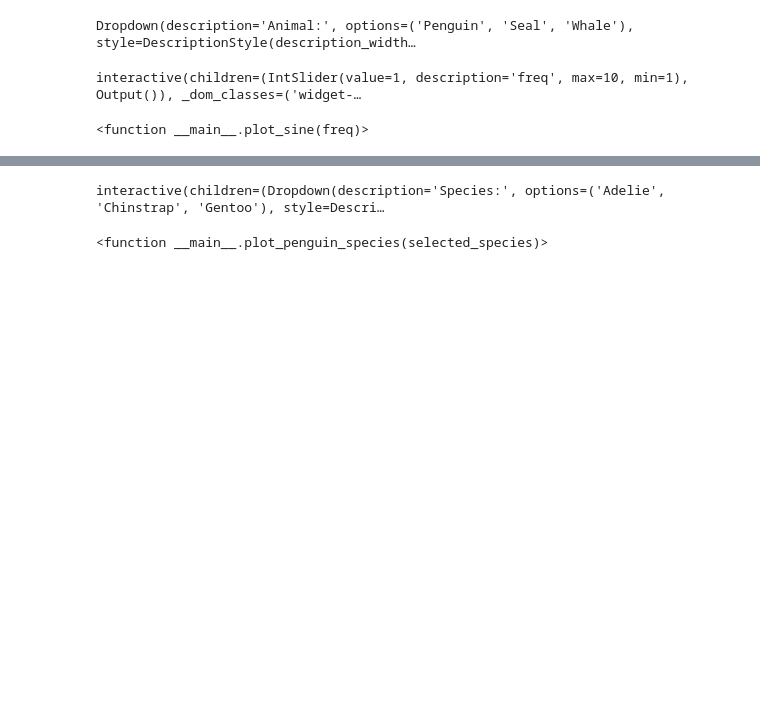
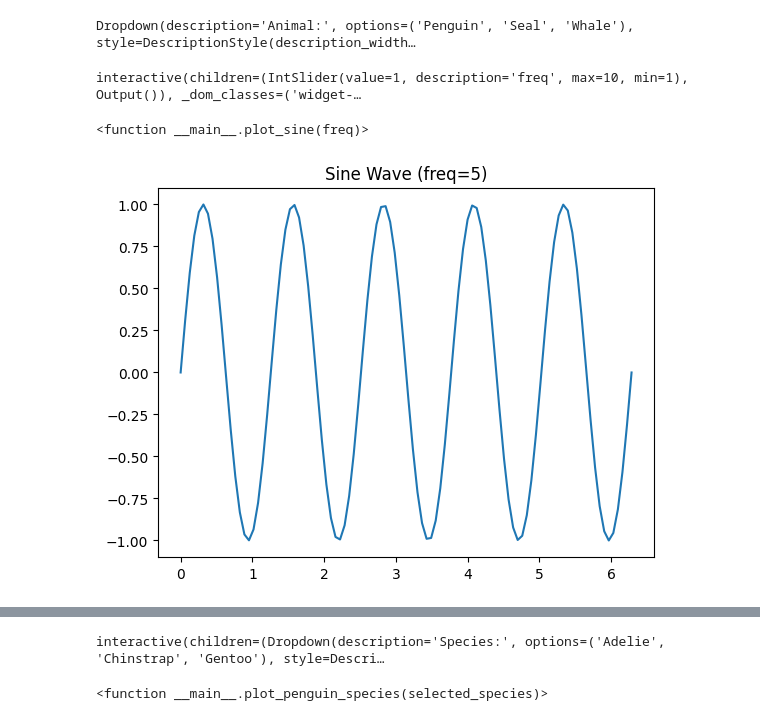
Before and after one commit to ksteele3712/datafun_04_notebook, a Jupyter notebook: kristinesteele-notebook.ipynb, the cells around one changed output, grey strips where cells are left out. Cells and saved outputs as stored; diff of their text form; code cells hidden in the pictures; blank space fills up the shorter version.

Commit message:
Save widget and plot outputs as static images for GitHub display

```diff
--- a/kristinesteele-notebook.ipynb
+++ b/kristinesteele-notebook.ipynb
@@ -250,3 +214,17 @@ widgets.interact(plot_sine, freq=widgets.IntSlider(min=1, max=10, step=1, value=
 # %% [output]
 interactive(children=(IntSlider(value=1, description='freq', max=10, min=1), Output()), _dom_classes=('widget-…
 <function __main__.plot_sine(freq)>
+# %%
+import matplotlib.pyplot as plt
+import numpy as np
+
+# Example: Save a static image of a slider's effect (e.g., sine wave)
+freq = 5  # Example slider value
+x = np.linspace(0, 2 * np.pi, 100)
+y = np.sin(freq * x)
+plt.plot(x, y)
+plt.title(f"Sine Wave (freq={freq})")
+plt.savefig("images/sine_wave_slider.png", bbox_inches="tight")
+plt.show()
+# %% [output]
+[figure, added]
```
Also changed, not shown: parts of 11 cells of this notebook, 3 other files.
